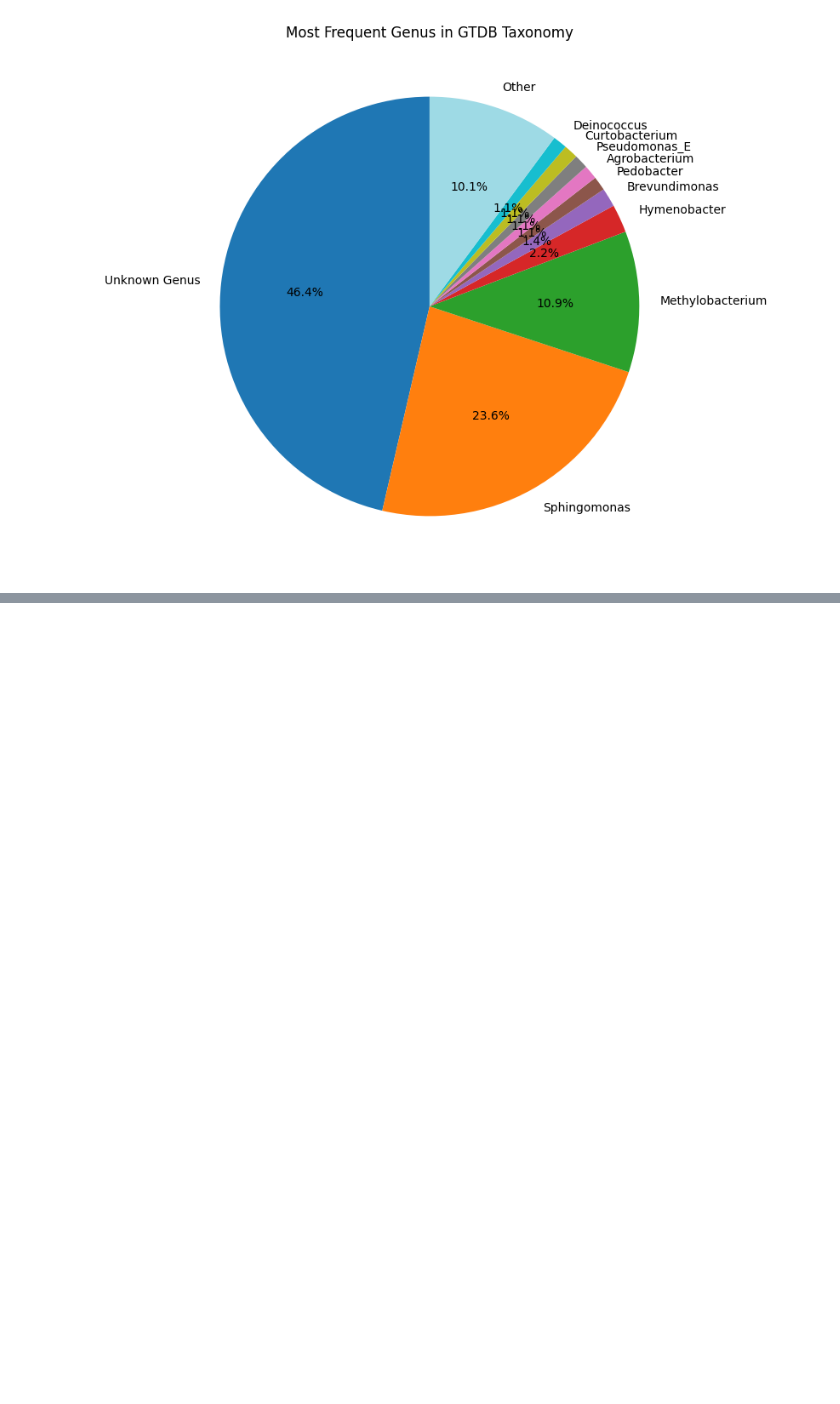
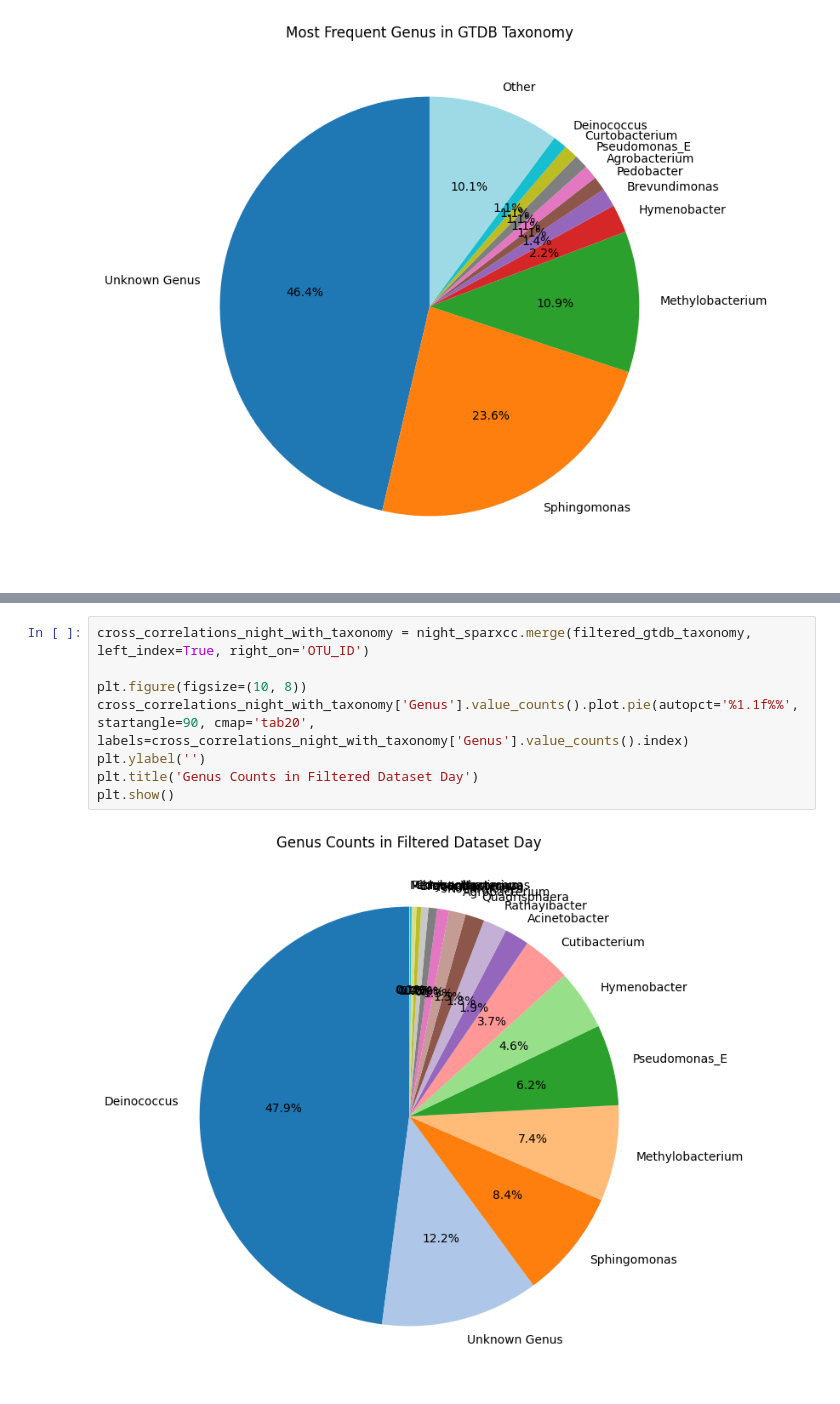
Before and after one commit to labbces/maize_transcriptome_microbiome_diurnal_periods, a Jupyter notebook: microbiome/microbial_taxonomy.ipynb, the cells around one changed output, grey strips where cells are left out. Drawn from its saved outputs; the diff is of its cells as text; blank space fills up the shorter version.

```diff
--- a/microbiome/microbial_taxonomy.ipynb
+++ b/microbiome/microbial_taxonomy.ipynb
@@ -163,0 +203,10 @@ plt.show()
+# %%
+cross_correlations_night_with_taxonomy = night_sparxcc.merge(filtered_gtdb_taxonomy, left_index=True, right_on='OTU_ID')
+
+plt.figure(figsize=(10, 8))
+cross_correlations_night_with_taxonomy['Genus'].value_counts().plot.pie(autopct='%1.1f%%', startangle=90, cmap='tab20', labels=cross_correlations_night_with_taxonomy['Genus'].value_counts().index)
+plt.ylabel('')
+plt.title('Genus Counts in Filtered Dataset Day')
+plt.show()
+# %% [output]
+[figure, added]
```
Also changed, not shown: parts of 29 cells of this notebook.
